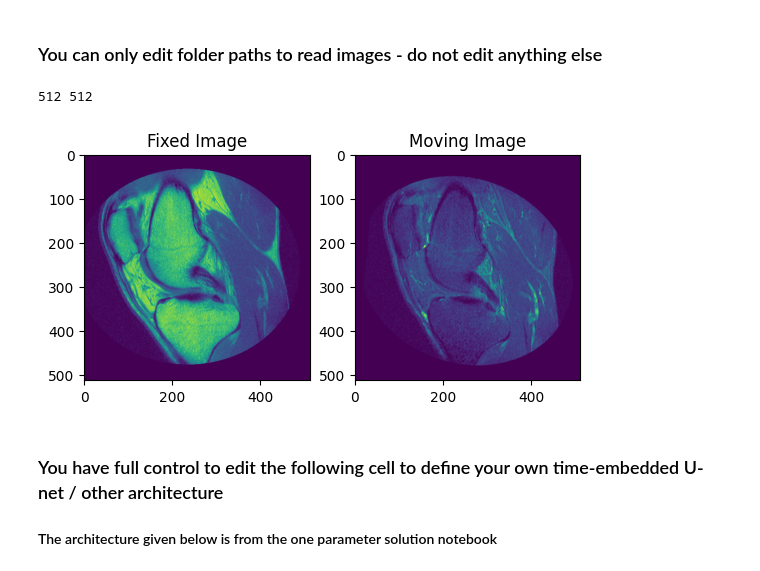
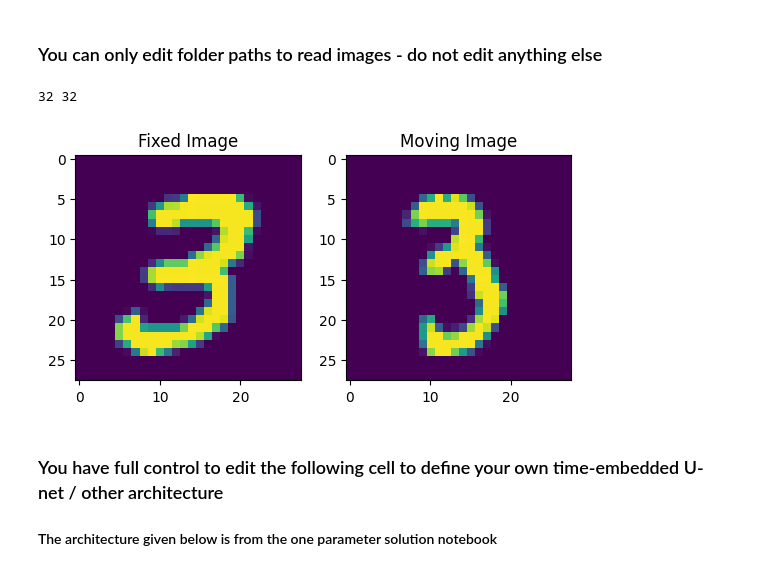
Before and after one commit to zony249/rte-diffeo, a Jupyter notebook: TwoParameterProcess.ipynb, the cells around one changed output. Drawn from its saved outputs; the diff is of its cells as text; code cells hidden in the pictures.

```diff
--- a/TwoParameterProcess.ipynb
+++ b/TwoParameterProcess.ipynb
@@ -42,37 +42,37 @@ cuda:0
 # %%
 # from google.colab import drive
 # drive.mount('/content/drive')
 
-I = io.imread("knee1.bmp").astype(np.float32)/255.0
-J = io.imread("knee2.bmp").astype(np.float32)/255.0
+I = io.imread("7.png").astype(np.float32)/255.0
+J = io.imread("74.png").astype(np.float32)/255.0
 
 I_ = torch.tensor(gaussian(I,1.0).astype(np.float32)).unsqueeze(0).unsqueeze(0).to(device)
 J_ = torch.tensor(gaussian(J,1.0).astype(np.float32)).unsqueeze(0).unsqueeze(0).to(device)
 
-# I_ = pad(I_, 2)
-# J_ = pad(J_, 2)
+I_ = pad(I_, 2)
+J_ = pad(J_, 2)
 
 h_ = I_.shape[2]
 w_ = I_.shape[3]
 
 y_, x_ = np.meshgrid(np.arange(0,h_), np.arange(0,w_),indexing='ij')
 y_, x_ = 2.0*y_/(h_-1) - 1.0, 2.0*x_/(w_-1) - 1.0
 
 xy_ = torch.tensor(np.stack([x_,y_],2),dtype=torch.float32).unsqueeze(0).to(device)
 
 print(h_, w_)
 %matplotlib inline
 fig=plt.figure()
 fig.add_subplot(1,2,1)
 plt.imshow(I)
 plt.title("Fixed Image")
 fig.add_subplot(1,2,2)
 plt.imshow(J)
 plt.title("Moving Image")
 plt.show()
 # %% [output]
-512 512
+32 32
-[figure, old version]
+[figure, new version]
 # %% [markdown]
 ### You have full control to edit the following cell to define your own time-embedded U-net / other architecture
 
```
Also changed, not shown: parts of 6 cells of this notebook, 11 other files.
